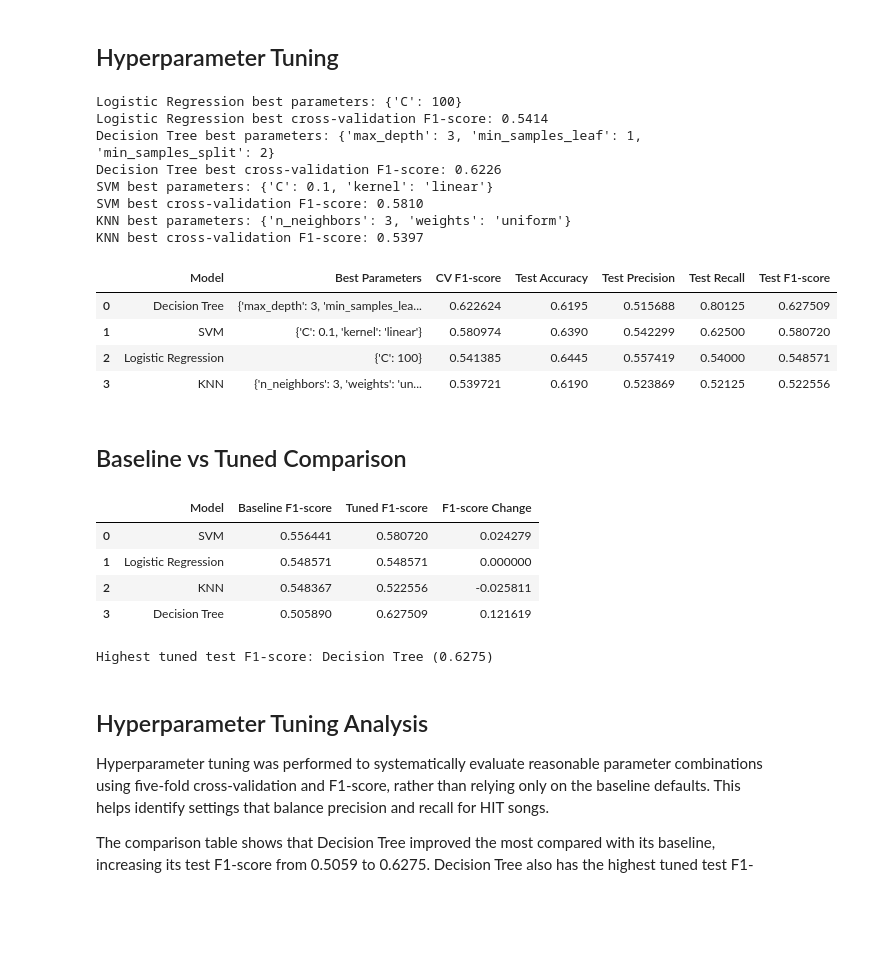
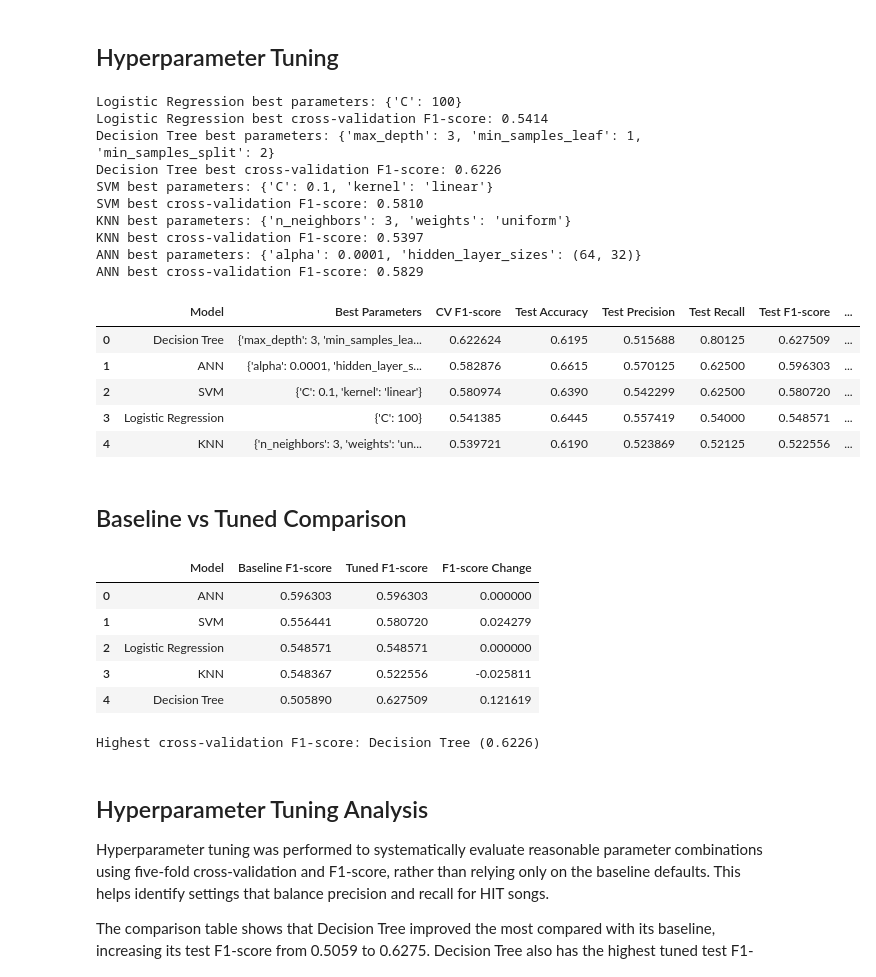
Before and after one commit to sagark-05/Hit-Song-Prediction-Using-Spotify-Data, a Jupyter notebook: notebooks/model_training.ipynb, the cells around one changed output. Drawn from its saved outputs; the diff is of its cells as text; code cells hidden in the pictures; blank space fills up the shorter version.

```diff
--- a/notebooks/model_training.ipynb
+++ b/notebooks/model_training.ipynb
@@ -230,5 +271,8 @@ plt.show()
 # %%
-for model_name, predictions in model_predictions.items():
+for model_name, predictions in {
+    **model_predictions,
+    "ANN": ann_predictions,
+}.items():
     print(f"{model_name} - Classification Report")
     print(classification_report(
         y_test,
@@ -301,6 +369,23 @@ tuning_configs = {
         "X_train": X_train_scaled,
         "X_test": X_test_scaled,
     },
+    "ANN": {
+        "estimator": MLPClassifier(
+            activation="relu",
+            solver="adam",
+            max_iter=500,
+            early_stopping=True,
+            validation_fraction=0.1,
+            n_iter_no_change=20,
+            random_state=42,
+        ),
+        "parameters": {
+            "hidden_layer_sizes": [(32,), (64, 32), (128, 64)],
+            "alpha": [0.0001, 0.001],
+        },
+        "X_train": X_train_scaled,
+        "X_test": X_test_scaled,
+    },
 }
 
 tuned_models = {}
@@ -313,45 +398,61 @@ for model_name, config in tuning_configs.items():
         param_grid=config["parameters"],
         cv=5,
         scoring="f1",
-        n_jobs=-1,
+        n_jobs=-1, # Use all available cores for parallel processing
     )
     grid_search.fit(config["X_train"], y_train)
     predictions = grid_search.predict(config["X_test"])
 
     tuned_models[model_name] = grid_search.best_estimator_
     tuned_predictions[model_name] = predictions
+    if hasattr(grid_search.best_estimator_, "predict_proba"):
+        tuned_scores_for_auc = grid_search.best_estimator_.predict_proba(config["X_test"])[:, 1]
+    elif hasattr(grid_search.best_estimator_, "decision_function"):
+        tuned_scores_for_auc = grid_search.best_estimator_.decision_function(config["X_test"])
+    else:
+        tuned_scores_for_auc = None
+
     tuned_results.append({
         "Model": model_name,
         "Best Parameters": grid_search.best_params_,
         "CV F1-score": grid_search.best_score_,
         "Test Accuracy": accuracy_score(y_test, predictions),
         "Test Precision": precision_score(y_test, predictions, zero_division=0),
         "Test Recall": recall_score(y_test, predictions, zero_division=0),
         "Test F1-score": f1_score(y_test, predictions, zero_division=0),
+        "Test ROC-AUC": (
+            roc_auc_score(y_test, tuned_scores_for_auc)
+            if tuned_scores_for_auc is not None
+            else np.nan
+        ),
     })
 
     print(f"{model_name} best parameters: {grid_search.best_params_}")
     print(f"{model_name} best cross-validation F1-score: {grid_search.best_score_:.4f}")
 
+# Selection is based on training-only cross-validation F1, not held-out test F1.
 tuned_results_df = pd.DataFrame(tuned_results).sort_values(
-    "Test F1-score", ascending=False
+    "CV F1-score", ascending=False
 ).reset_index(drop=True)
 
 display(tuned_results_df)
 # %% [output]
 Logistic Regression best parameters: {'C': 100}
 Logistic Regression best cross-validation F1-score: 0.5414
 Decision Tree best parameters: {'max_depth': 3, 'min_samples_leaf': 1, 'min_samples_split': 2}
 Decision Tree best cross-validation F1-score: 0.6226
 SVM best parameters: {'C': 0.1, 'kernel': 'linear'}
 SVM best cross-validation F1-score: 0.5810
 KNN best parameters: {'n_neighbors': 3, 'weights': 'uniform'}
 KNN best cross-validation F1-score: 0.5397
+ANN best parameters: {'alpha': 0.0001, 'hidden_layer_sizes': (64, 32)}
+ANN best cross-validation F1-score: 0.5829
-|  | Model | Best Parameters | CV F1-score | Test Accuracy | Test Precision | Test Recall | Test F1-score |
-| 0 | Decision Tree | {'max_depth': 3, 'min_samples_lea... | 0.622624 | 0.6195 | 0.515688 | 0.80125 | 0.627509 |
-| 1 | SVM | {'C': 0.1, 'kernel': 'linear'} | 0.580974 | 0.6390 | 0.542299 | 0.62500 | 0.580720 |
-| 2 | Logistic Regression | {'C': 100} | 0.541385 | 0.6445 | 0.557419 | 0.54000 | 0.548571 |
-| 3 | KNN | {'n_neighbors': 3, 'weights': 'un... | 0.539721 | 0.6190 | 0.523869 | 0.52125 | 0.522556 |
+|  | Model | Best Parameters | CV F1-score | Test Accuracy | Test Precision | Test Recall | Test F1-score | ... |
+| 0 | Decision Tree | {'max_depth': 3, 'min_samples_lea... | 0.622624 | 0.6195 | 0.515688 | 0.80125 | 0.627509 | ... |
+| 1 | ANN | {'alpha': 0.0001, 'hidden_layer_s... | 0.582876 | 0.6615 | 0.570125 | 0.62500 | 0.596303 | ... |
+| 2 | SVM | {'C': 0.1, 'kernel': 'linear'} | 0.580974 | 0.6390 | 0.542299 | 0.62500 | 0.580720 | ... |
+| 3 | Logistic Regression | {'C': 100} | 0.541385 | 0.6445 | 0.557419 | 0.54000 | 0.548571 | ... |
+| 4 | KNN | {'n_neighbors': 3, 'weights': 'un... | 0.539721 | 0.6190 | 0.523869 | 0.52125 | 0.522556 | ... |
 # %% [markdown]
 ## Baseline vs Tuned Comparison
 # %%
@@ -370,18 +471,20 @@ baseline_tuned_comparison_df["F1-score Change"] = (
 )
 
 display(baseline_tuned_comparison_df)
+best_tuned_model_name = tuned_results_df.iloc[0]["Model"]
 best_tuned_model = tuned_results_df.iloc[0]
 print(
-    f"Highest tuned test F1-score: {best_tuned_model['Model']} "
-    f"({best_tuned_model['Test F1-score']:.4f})"
+    f"Highest cross-validation F1-score: {best_tuned_model_name} "
+    f"({best_tuned_model['CV F1-score']:.4f})"
 )
 # %% [output]
 |  | Model | Baseline F1-score | Tuned F1-score | F1-score Change |
-| 0 | SVM | 0.556441 | 0.580720 | 0.024279 |
-| 1 | Logistic Regression | 0.548571 | 0.548571 | 0.000000 |
-| 2 | KNN | 0.548367 | 0.522556 | -0.025811 |
-| 3 | Decision Tree | 0.505890 | 0.627509 | 0.121619 |
+| 0 | ANN | 0.596303 | 0.596303 | 0.000000 |
+| 1 | SVM | 0.556441 | 0.580720 | 0.024279 |
+| 2 | Logistic Regression | 0.548571 | 0.548571 | 0.000000 |
+| 3 | KNN | 0.548367 | 0.522556 | -0.025811 |
+| 4 | Decision Tree | 0.505890 | 0.627509 | 0.121619 |
-Highest tuned test F1-score: Decision Tree (0.6275)
+Highest cross-validation F1-score: Decision Tree (0.6226)
 # %% [markdown]
 ## Hyperparameter Tuning Analysis
 
```
Also changed, not shown: parts of 13 cells of this notebook, 3 other files.
